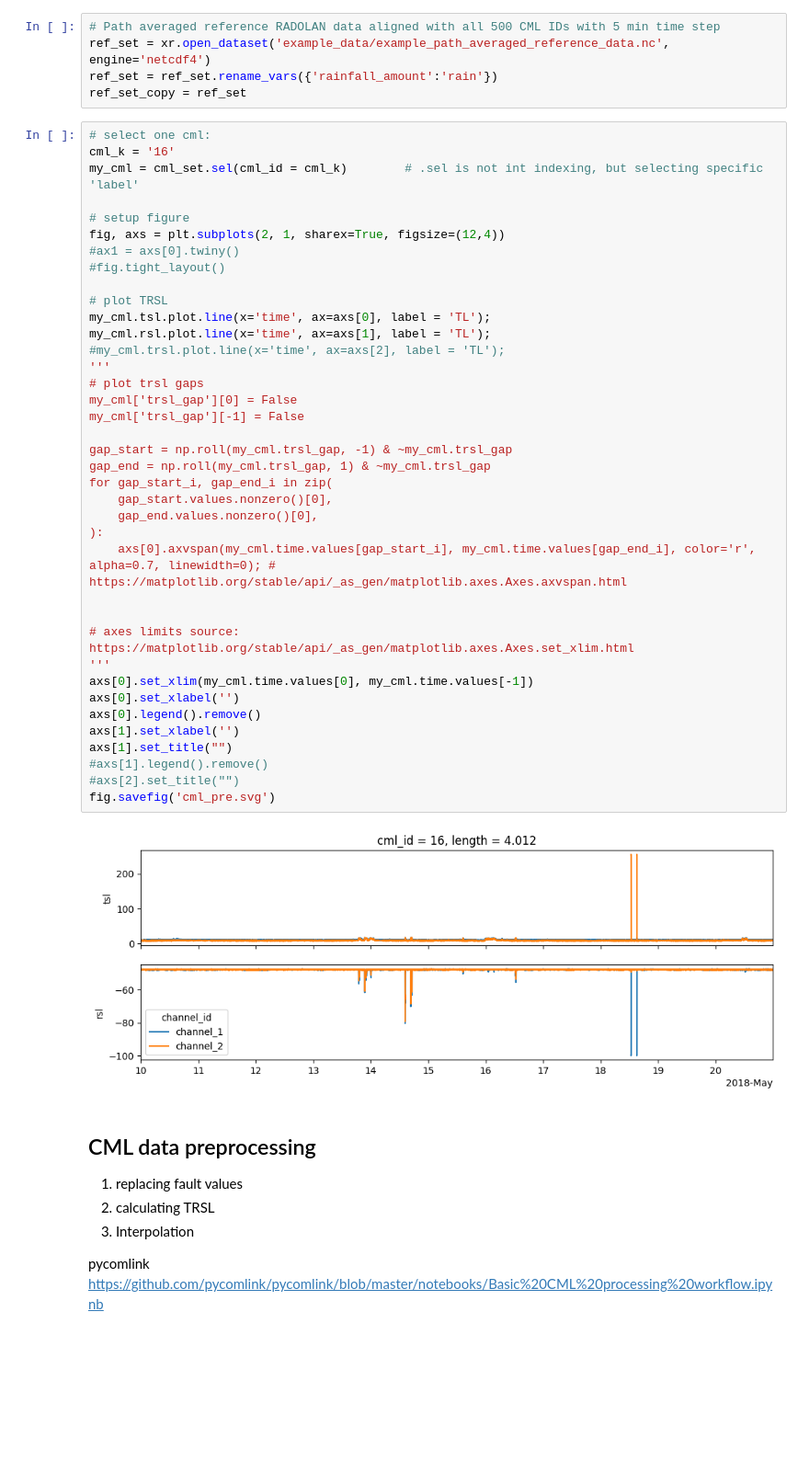
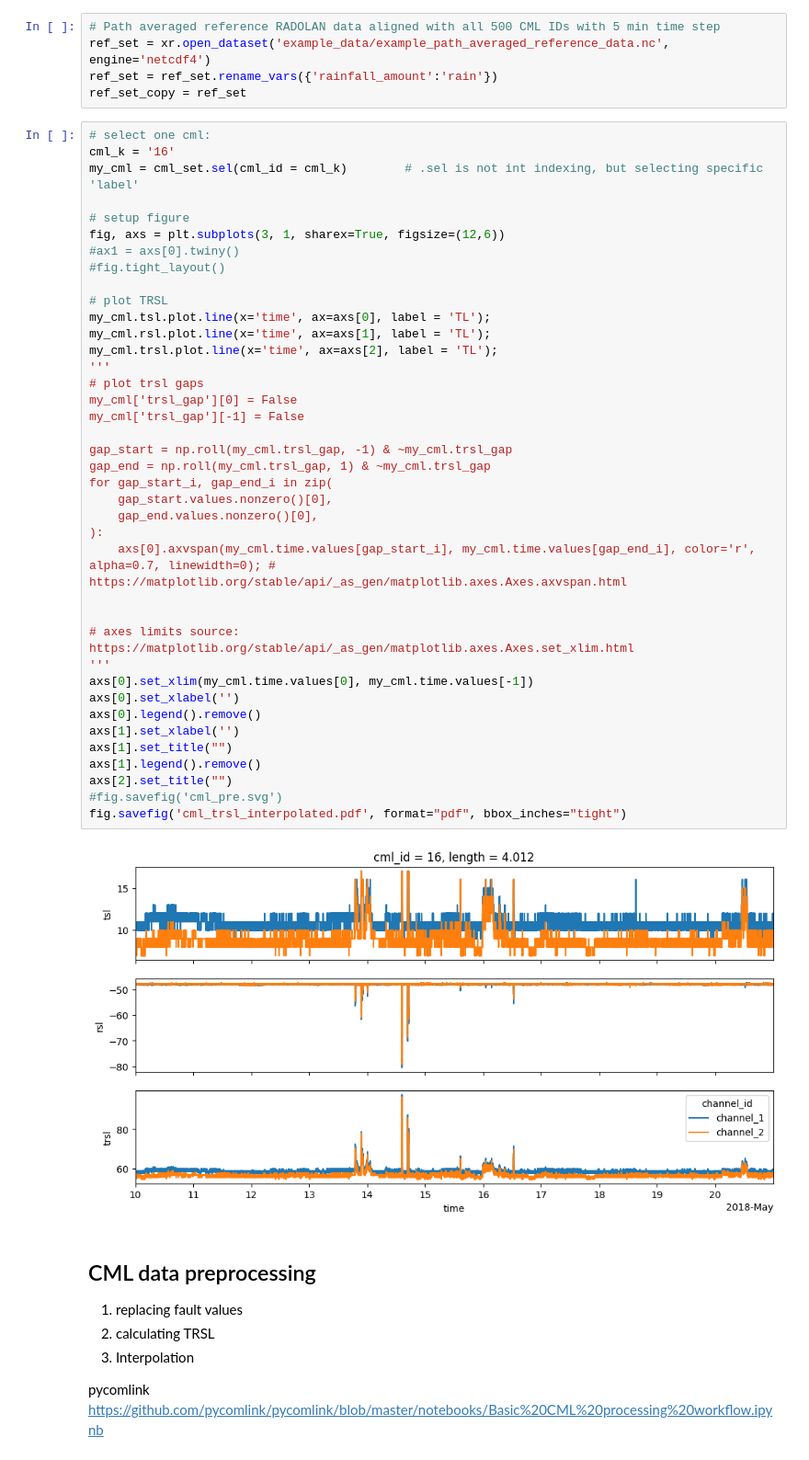
Before and after one commit to xkalet07/cml_wd_telcosense, a Jupyter notebook: 02_semestral_copy.ipynb, the cells around one changed output. Shown at 92% size. Cells and saved outputs as stored; diff of their text form; blank space fills up the shorter version.

```diff
--- a/02_semestral_copy.ipynb
+++ b/02_semestral_copy.ipynb
@@ -48,40 +59,41 @@ cml_k = '16'
 my_cml = cml_set.sel(cml_id = cml_k)        # .sel is not int indexing, but selecting specific 'label'
 
 # setup figure
-fig, axs = plt.subplots(2, 1, sharex=True, figsize=(12,4))
+fig, axs = plt.subplots(3, 1, sharex=True, figsize=(12,6))
 #ax1 = axs[0].twiny()
 #fig.tight_layout()
 
 # plot TRSL
 my_cml.tsl.plot.line(x='time', ax=axs[0], label = 'TL');
 my_cml.rsl.plot.line(x='time', ax=axs[1], label = 'TL');
-#my_cml.trsl.plot.line(x='time', ax=axs[2], label = 'TL');
+my_cml.trsl.plot.line(x='time', ax=axs[2], label = 'TL');
 '''
 # plot trsl gaps
 my_cml['trsl_gap'][0] = False
 my_cml['trsl_gap'][-1] = False
 
 gap_start = np.roll(my_cml.trsl_gap, -1) & ~my_cml.trsl_gap
 gap_end = np.roll(my_cml.trsl_gap, 1) & ~my_cml.trsl_gap
 for gap_start_i, gap_end_i in zip(
     gap_start.values.nonzero()[0],
     gap_end.values.nonzero()[0],
 ):
     axs[0].axvspan(my_cml.time.values[gap_start_i], my_cml.time.values[gap_end_i], color='r', alpha=0.7, linewidth=0); # https://matplotlib.org/stable/api/_as_gen/matplotlib.axes.Axes.axvspan.html
 
 
 # axes limits source: https://matplotlib.org/stable/api/_as_gen/matplotlib.axes.Axes.set_xlim.html
 '''
 axs[0].set_xlim(my_cml.time.values[0], my_cml.time.values[-1])
 axs[0].set_xlabel('')
 axs[0].legend().remove()
 axs[1].set_xlabel('')
 axs[1].set_title("")
-#axs[1].legend().remove()
-#axs[2].set_title("")
-fig.savefig('cml_pre.svg')
+axs[1].legend().remove()
+axs[2].set_title("")
+#fig.savefig('cml_pre.svg')
+fig.savefig('cml_trsl_interpolated.pdf', format="pdf", bbox_inches="tight")
 # %% [output]
-[figure, old version]
+[figure, new version]
 # %% [markdown]
 ## CML data preprocessing
 1. replacing fault values
```
Also changed, not shown: parts of 43 cells of this notebook, 1 other file.
